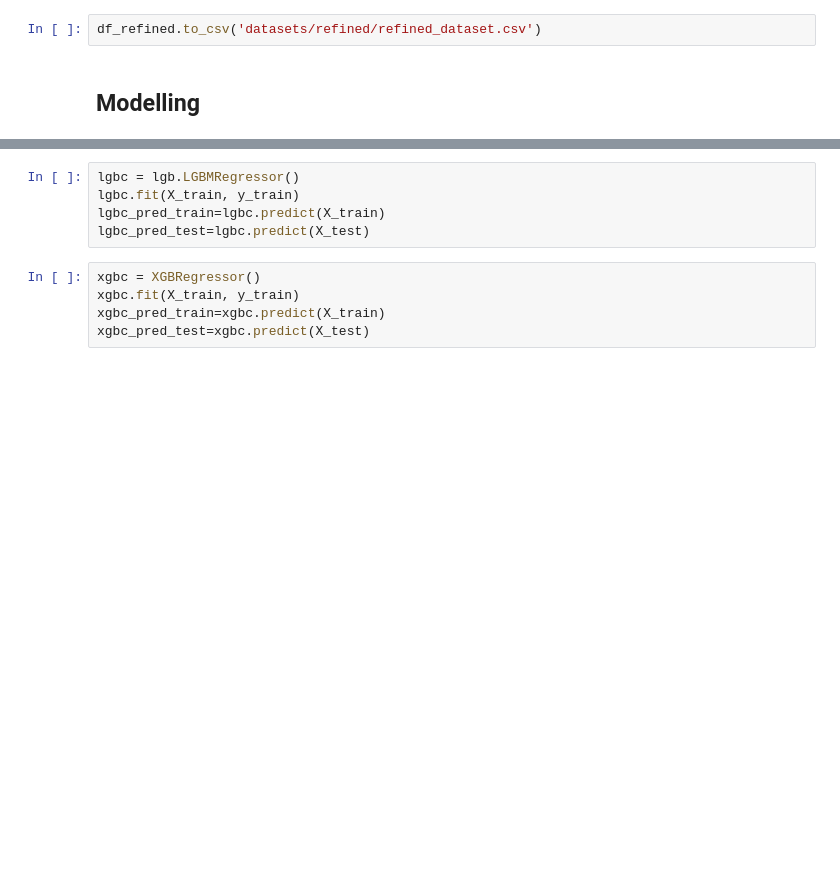
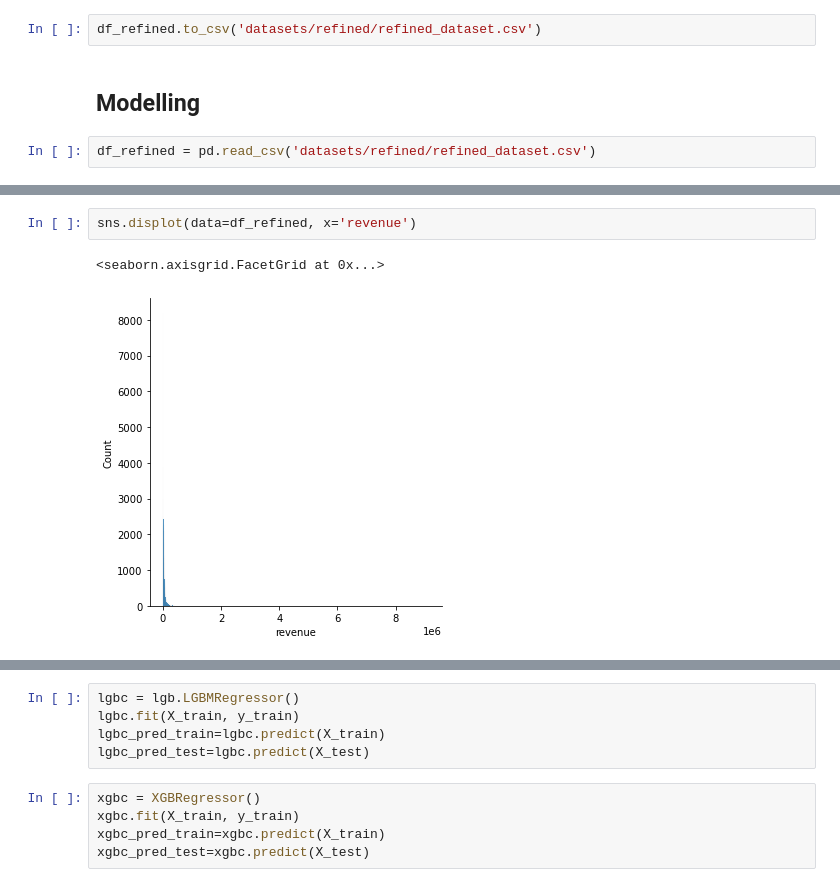
Before and after one commit to vpontello/AirBnb_feature_importance, a Jupyter notebook: DataScience_Post.ipynb, the cells around one changed output, grey strips where cells are left out. Cells and saved outputs as stored; diff of their text form; blank space fills up the shorter version.

```diff
--- a/DataScience_Post.ipynb
+++ b/DataScience_Post.ipynb
@@ -1277,3 +1316,5 @@ df_refined = reviews_trusted.set_index('listing_id').join(listing_trusted.set_in
 df_refined.to_csv('datasets/refined/refined_dataset.csv')
 # %% [markdown]
 ## Modelling
+# %%
+df_refined = pd.read_csv('datasets/refined/refined_dataset.csv')
@@ -1279,0 +1343,5 @@ df_refined.to_csv('datasets/refined/refined_dataset.csv')
+# %%
+sns.displot(data=df_refined, x='revenue')
+# %% [output]
+<seaborn.axisgrid.FacetGrid at 0x...>
+[figure, added]
```
Also changed, not shown: parts of 18 cells of this notebook.
